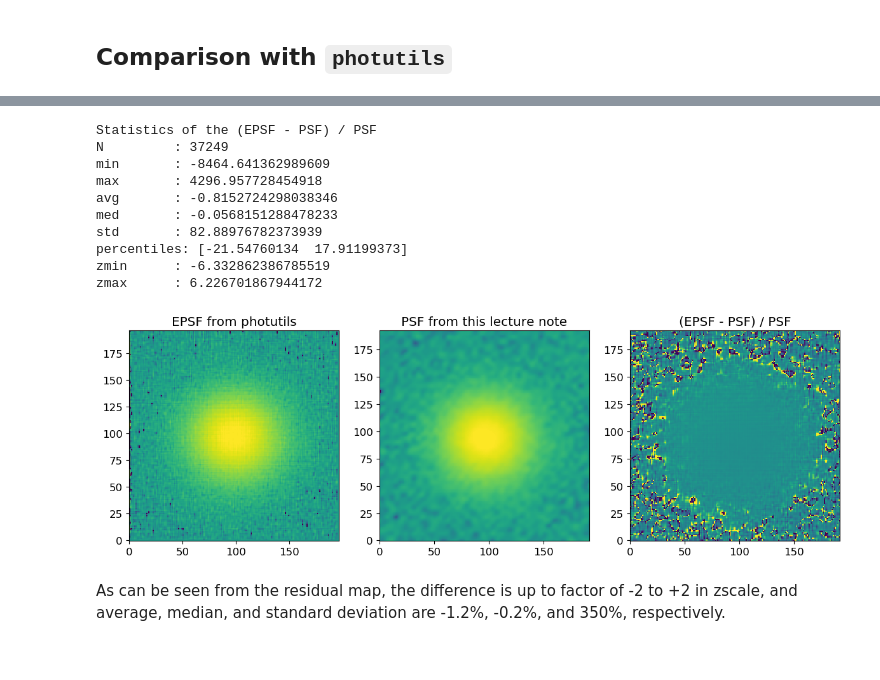
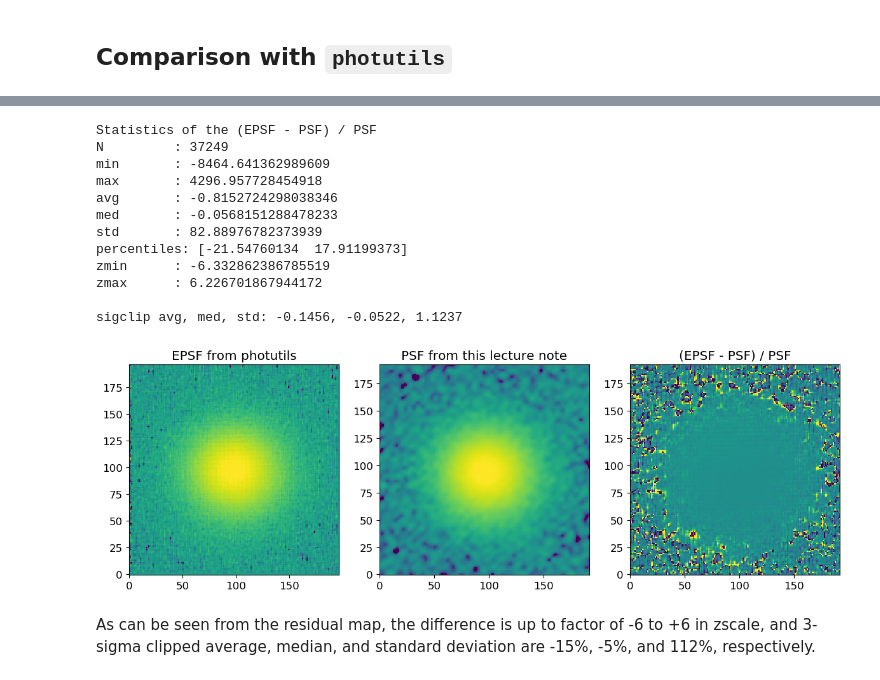
Before and after one commit to ysBach/SNU_AOclass, a Jupyter notebook: Notebooks/08-PSF_Extraction.ipynb, the cells around one changed output, grey strips where cells are left out. Saved outputs shown, nothing was run; the diff lists cells and outputs as text; code cells hidden in the pictures.

```diff
--- a/Notebooks/08-PSF_Extraction.ipynb
+++ b/Notebooks/08-PSF_Extraction.ipynb
@@ -301,14 +303,20 @@ for i, cut in enumerate(cut_psfstars):
     # Figure plotting
     irow = i // ncol
     icol = i - irow * ncol
+    row = found[i]
     ax = axs[irow, icol]
-    fit, pos_fit, _ = ypu.dao_nstar(cut.data, psf=psfmodel, r_fit=10, full=False)
+    fit, pos_fit, _ = ypu.dao_nstar(cut.data, psf=psfmodel, r_fit=fwhm,
+                                    flux_init=row["source_sum"],
+                                    full=False)
 
     yy, xx = np.mgrid[:cut.data.shape[1], :cut.data.shape[0]]
 
     im = zimshow(ax, cut.data - fit(xx, yy))
     cb = colorbaring(fig, ax, im)
-    plt.setp(cb.ax.get_xticklabels(),rotation=60)
+
+    pos_str = "({:.1f}, {:.1f})".format(*cut.to_original_position(pos_fit))
+    ax.text(0, 0, pos_str, fontsize=12, color='w')
+    plt.setp(cb.ax.get_xticklabels(),rotation=-90)
 
 plt.tight_layout()
 # %% [output]
@@ -358,34 +368,40 @@ epsf_builder = EPSFBuilder(oversampling=4,
                            maxiters=100,
                            progress_bar=False)
 epsf, fitted_stars = epsf_builder(stars)
-residual = (epsf.data[2:-2, 2:-2] - psf) / psf
+diff = (epsf.data[2:-2, 2:-2] - psf) / psf
 # %%
-norm = simple_norm(epsf.data, 'log', percent=99.)
 fig, axs = plt.subplots(1, 3, figsize=(12, 6), sharex=False, sharey=False, gridspec_kw=None)
 
-axs[0].imshow(epsf.data, norm=norm, origin='lower', cmap='viridis')
+axs[0].imshow(epsf.data, norm=simple_norm(epsf.data, 'log', percent=99.),
+              origin='lower', cmap='viridis')
 axs[0].set_title("EPSF from photutils")
-axs[1].imshow(psf, norm=norm, origin='lower', cmap='viridis')
+axs[1].imshow(psf, norm=simple_norm(psf, 'log', percent=99.),
+              origin='lower', cmap='viridis')
 axs[1].set_title("PSF from this lecture note")
-zimshow(axs[2], residual)
+zimshow(axs[2], diff)
 axs[2].set_title("(EPSF - PSF) / PSF")
 
 plt.tight_layout()
 
 print("Statistics of the (EPSF - PSF) / PSF")
-for k, v in yfu.give_stats(residual).items():
+for k, v in yfu.give_stats(diff).items():
     print(f"{k:10s}: {v}")
+
+avg, med, std = sigma_clipped_stats(diff, sigma=3, maxiters=5)
+print(f"\nsigclip avg, med, std: {avg:.4f}, {med:.4f}, {std:.4f}")
 # %% [output]
 Statistics of the (EPSF - PSF) / PSF
 N         : 37249
 min       : -8464.641362989609
 max       : 4296.957728454918
 avg       : -0.8152724298038346
 med       : -0.0568151288478233
 std       : 82.88976782373939
 percentiles: [-21.54760134  17.91199373]
 zmin      : -6.332862386785519
 zmax      : 6.226701867944172
+
+sigclip avg, med, std: -0.1456, -0.0522, 1.1237
-[figure, old version]
+[figure, new version]
 # %% [markdown]
-As can be seen from the residual map, the difference is up to factor of -2 to +2 in zscale, and average, median, and standard deviation are -1.2%, -0.2%, and 350%, respectively.
+As can be seen from the residual map, the difference is up to factor of -6 to +6 in zscale, and 3-sigma clipped average, median, and standard deviation are -15%, -5%, and 112%, respectively.
```
Also changed, not shown: parts of 4 cells of this notebook.
